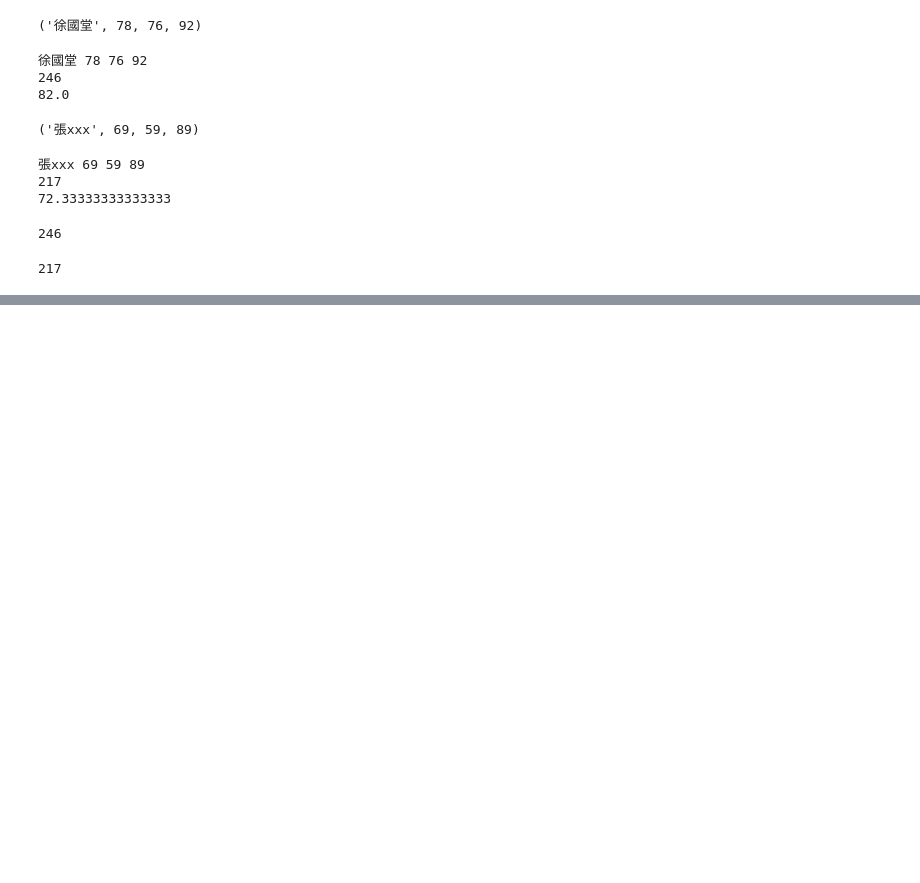
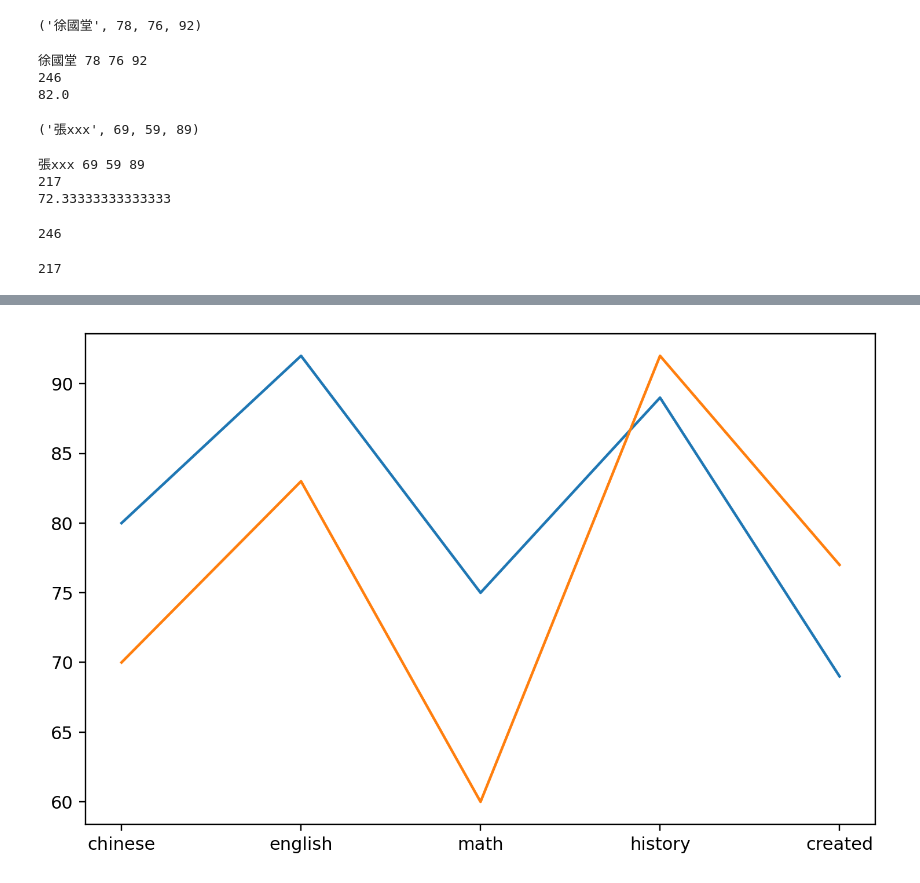
Before and after one commit to swedened/pint_of_brandy, a Jupyter notebook: marky.ipynb, the cells around one changed output, grey strips where cells are left out. Saved outputs shown, nothing was run; the diff lists cells and outputs as text; code cells hidden in the pictures; blank space fills up the shorter version.

```diff
--- a/marky.ipynb
+++ b/marky.ipynb
@@ -163,0 +320,10 @@ if response.status_code == 200:
+# %%
+figure = plt.figure(figsize=(8,5),dpi=220)
+stu1 = {'chinese':80, 'english':92, 'math':75, 'history':89, 'created':69}
+stu2 = {'chinese':70, 'english':83, 'math':60, 'history':92, 'created':77}
+axes = figure.add_subplot()
+axes.plot(stu1.keys(),stu1.values())
+axes.plot(stu2.keys(),stu2.values())
+plt.show()
+# %% [output]
+[figure, added]
```
Also changed, not shown: parts of 16 cells of this notebook, 2 other files.
